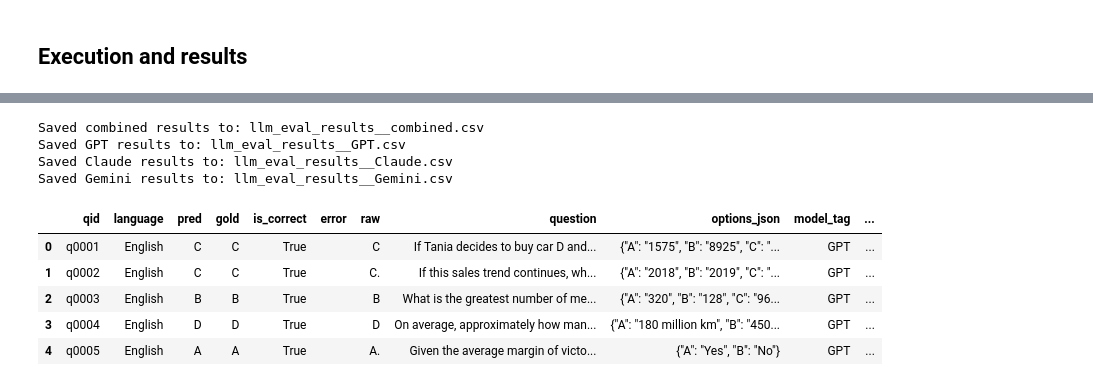
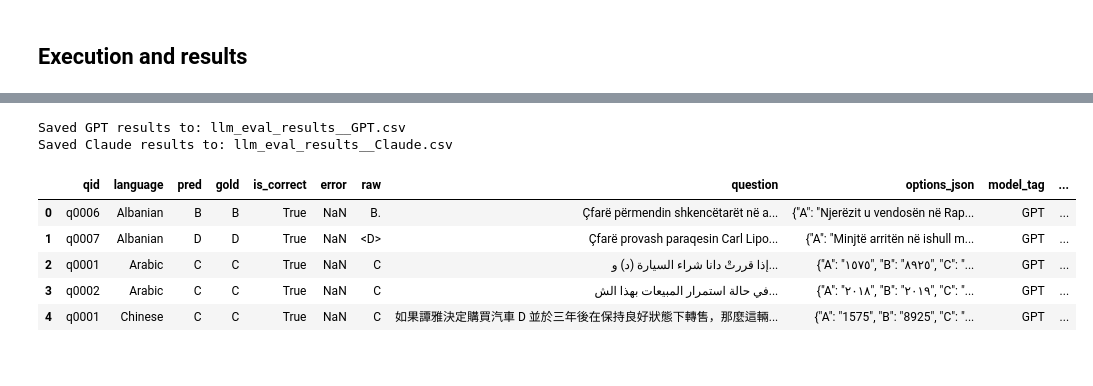
Before and after one commit to ysapenov/Python, a Jupyter notebook: research/PISAqa.ipynb, the cells around one changed output, grey strips where cells are left out. Saved outputs shown, nothing was run; the diff lists cells and outputs as text; code cells hidden in the pictures.

```diff
--- a/research/PISAqa.ipynb
+++ b/research/PISAqa.ipynb
@@ -320,22 +365,9 @@ def eval_rows(rows: pd.DataFrame, model_name: str = None, sleep_s: float = 0.0,
 MODELS_TO_TEST = [
     ("GPT", MODEL_GPT),        # (tag, model_name_for_API)
     ("Claude", MODEL_CLAUDE),
-    ("Gemini", MODEL_GEMINI)
+    # ("Gemini", MODEL_GEMINI)
 ]
 # %%
 filtered_df = df[df["language"] == "Georgian"]
 # %%
-N_CYCLES = 2  #
-all_results = []
-
-for tag, model_name in MODELS_TO_TEST:
-    print(f"\nEvaluating {tag} -> {model_name}")
-    for cycle in range(1, N_CYCLES + 1):
-        print(f"  • cycle {cycle}/{N_CYCLES}")
-        t0 = time.time()
-
-        df_model = eval_rows(df, model_name=model_name) # sampled or df or filtered_df
-        df_model["model_tag"] = tag
-        df_model["model_name"] = model_name
-        df_model["cycle"]      = cycle
-        all_results.append(df_model)
+N_CYCLES = 1  # repeat the same question to the same LLM
@@ -352,2 +439,3 @@ Evaluating Gemini -> gemini-2.5-pro
 # %%
-res_df = pd.concat(all_results, ignore_index=True)
+res_df = pd.read_csv(RESULTS_CSV)
+print(f"\nTotal results loaded: {len(res_df)}")
@@ -455,24 +553,17 @@ Combined overall accuracy on 630 items: 0.889
 # %%
-# One combined file + one per-model file
-RESULTS_COMBINED_CSV = "llm_eval_results__combined.csv"
-res_df.to_csv(RESULTS_COMBINED_CSV, index=False)
-print(f"Saved combined results to: {RESULTS_COMBINED_CSV}")
-
 for tag, _ in MODELS_TO_TEST:
     out_path = f"llm_eval_results__{tag}.csv"
     res_df.query("model_tag == @tag").to_csv(out_path, index=False)
     print(f"Saved {tag} results to: {out_path}")
 
 # (Optional) quick peek
 display(res_df.head())
 # %% [output]
-Saved combined results to: llm_eval_results__combined.csv
 Saved GPT results to: llm_eval_results__GPT.csv
 Saved Claude results to: llm_eval_results__Claude.csv
-Saved Gemini results to: llm_eval_results__Gemini.csv
 |  | qid | language | pred | gold | is_correct | error | raw | question | options_json | model_tag | ... |
-| 0 | q0001 | English | C | C | True |  | C | If Tania decides to buy car D and... | {"A": "1575", "B": "8925", "C": "... | GPT | ... |
-| 1 | q0002 | English | C | C | True |  | C. | If this sales trend continues, wh... | {"A": "2018", "B": "2019", "C": "... | GPT | ... |
-| 2 | q0003 | English | B | B | True |  | B | What is the greatest number of me... | {"A": "320", "B": "128", "C": "96... | GPT | ... |
-| 3 | q0004 | English | D | D | True |  | D | On average, approximately how man... | {"A": "180 million km", "B": "450... | GPT | ... |
-| 4 | q0005 | English | A | A | True |  | A. | Given the average margin of victo... | {"A": "Yes", "B": "No"} | GPT | ... |
+| 0 | q0006 | Albanian | B | B | True | NaN | B. | Çfarë përmendin shkencëtarët në a... | {"A": "Njerëzit u vendosën në Rap... | GPT | ... |
+| 1 | q0007 | Albanian | D | D | True | NaN | <D> | Çfarë provash paraqesin Carl Lipo... | {"A": "Minjtë arritën në ishull m... | GPT | ... |
+| 2 | q0001 | Arabic | C | C | True | NaN | C | إذا قررتْ دانا شراء السيارة (د) و... | {"A": "١٥٧٥", "B": "٨٩٢٥", "C": "... | GPT | ... |
+| 3 | q0002 | Arabic | C | C | True | NaN | C | في حالة استمرار المبيعات بهذا الش... | {"A": "٢٠١٨", "B": "٢٠١٩", "C": "... | GPT | ... |
+| 4 | q0001 | Chinese | C | C | True | NaN | C | 如果譚雅決定購買汽車 D 並於三年後在保持良好狀態下轉售，那麼這輛... | {"A": "1575", "B": "8925", "C": "... | GPT | ... |
```
Also changed, not shown: parts of 9 cells of this notebook, 4 other files.
